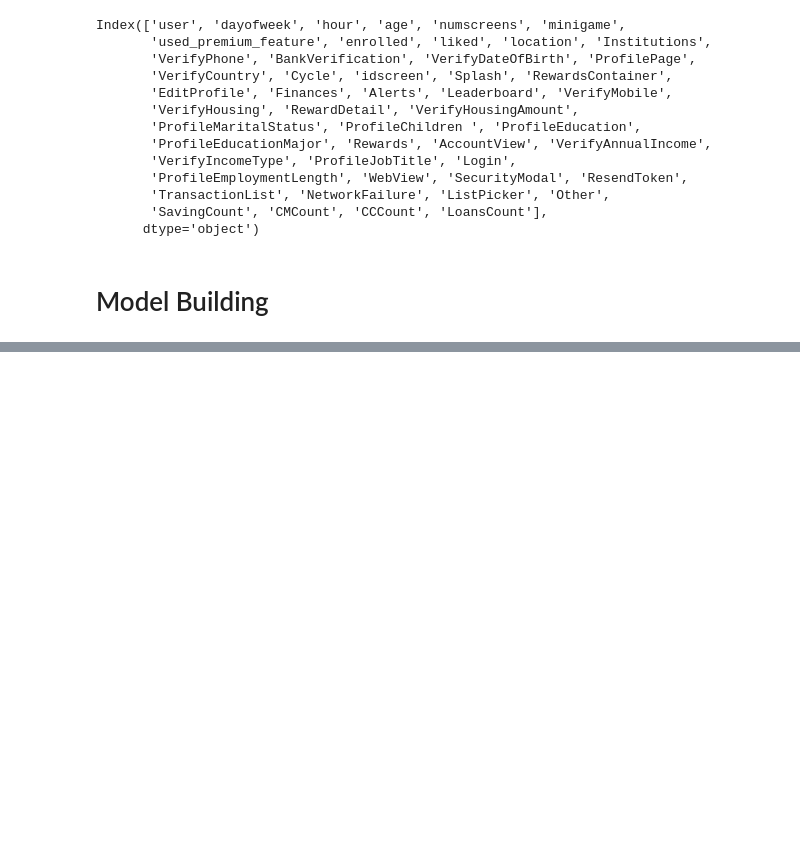
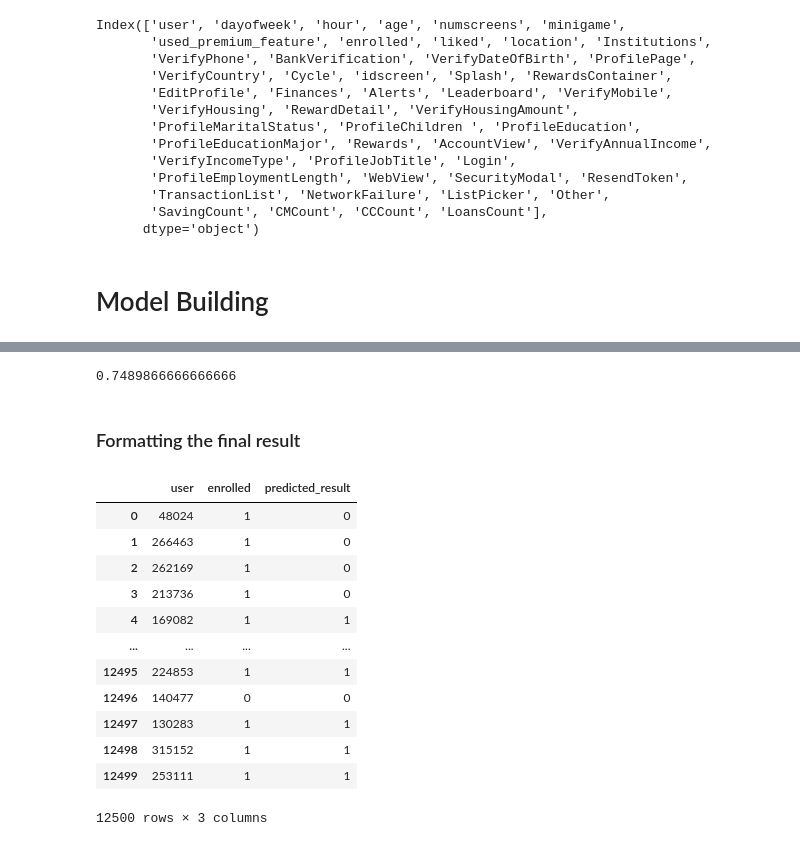
Before and after one commit to saimaharana4/ML_DL_Project, a Jupyter notebook: app-usage-analysis-churn-rate.ipynb, the cells around one changed output, grey strips where cells are left out. Drawn from its saved outputs; the diff is of its cells as text; code cells hidden in the pictures; blank space fills up the shorter version.

```diff
--- a/app-usage-analysis-churn-rate.ipynb
+++ b/app-usage-analysis-churn-rate.ipynb
@@ -348,0 +396,26 @@ X_test = X_test2
+# %%
+accuracies = cross_val_score(estimator = classifier, X = X_train, y=y_train, cv =10)
+accuracies.mean()
+# %% [output]
+0.7489866666666666
+# %% [markdown]
+### Formatting the final result
+# %%
+final_res = pd.concat([y_test, test_identifier], axis = 1).dropna()
+# %%
+final_res['predicted_result'] = y_pred
+final_res[['user','enrolled','predicted_result']].reset_index(drop=True)
+# %% [output]
+|  | user | enrolled | predicted_result |
+| 0 | 48024 | 1 | 0 |
+| 1 | 266463 | 1 | 0 |
+| 2 | 262169 | 1 | 0 |
+| 3 | 213736 | 1 | 0 |
+| 4 | 169082 | 1 | 1 |
+| ... | ... | ... | ... |
+| 12495 | 224853 | 1 | 1 |
+| 12496 | 140477 | 0 | 0 |
+| 12497 | 130283 | 1 | 1 |
+| 12498 | 315152 | 1 | 1 |
+| 12499 | 253111 | 1 | 1 |
+12500 rows × 3 columns
```
Also changed, not shown: parts of 11 cells of this notebook.
